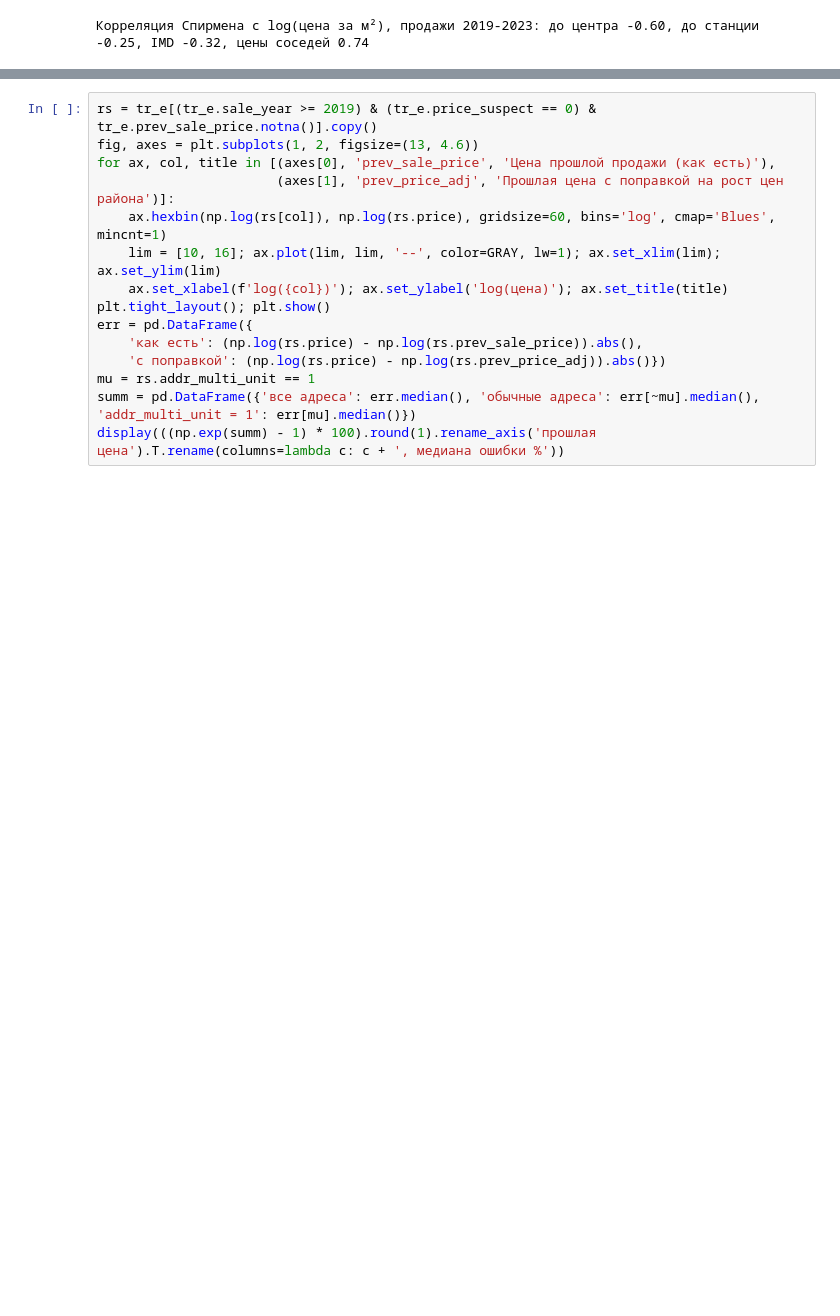
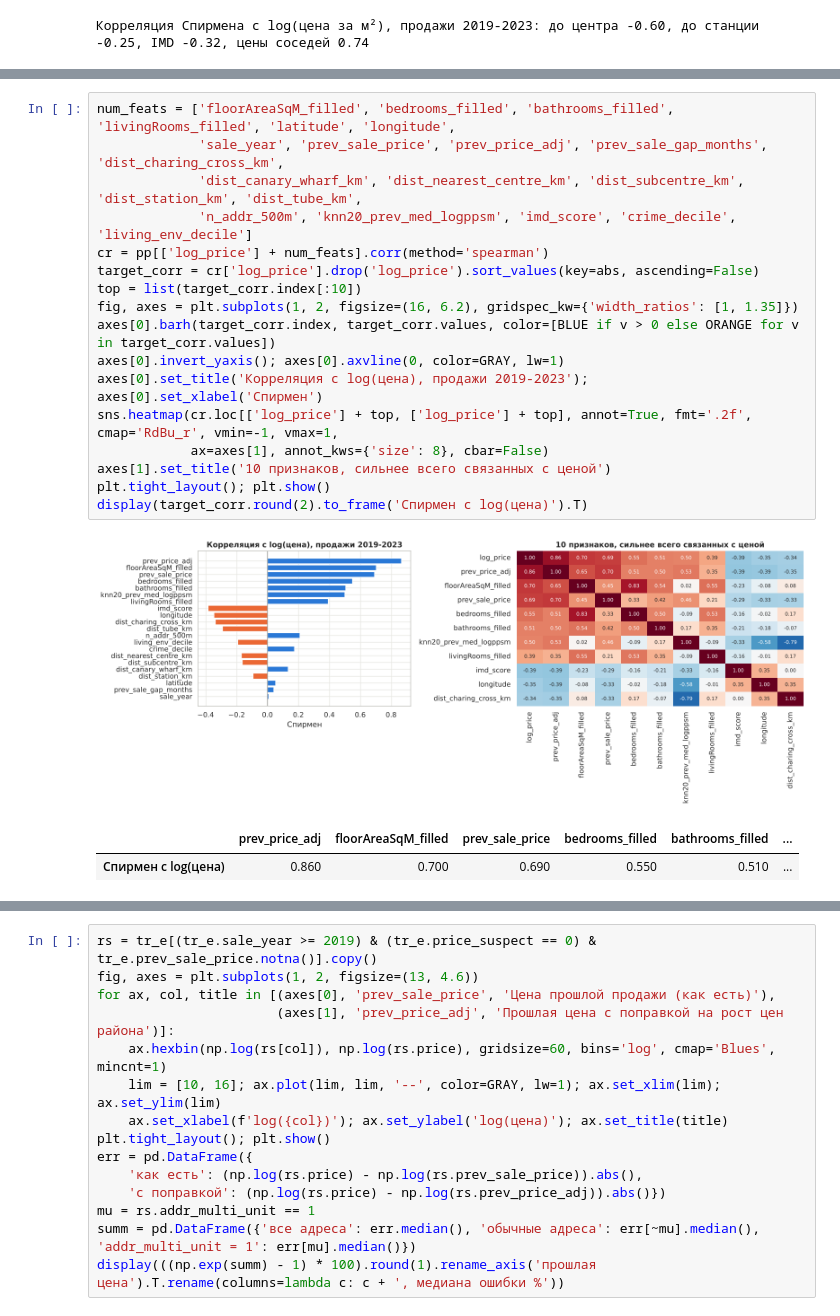
Before and after one commit to NastyaPich/hse-ai-project, a Jupyter notebook: notebooks/EDA.ipynb, the cells around one changed output, grey strips where cells are left out. Cells and saved outputs as stored; diff of their text form; blank space fills up the shorter version.

```diff
--- a/notebooks/EDA.ipynb
+++ b/notebooks/EDA.ipynb
@@ -852,0 +989,21 @@ print('Корреляция Спирмена с log(цена за м²), про
+# %%
+num_feats = ['floorAreaSqM_filled', 'bedrooms_filled', 'bathrooms_filled', 'livingRooms_filled', 'latitude', 'longitude',
+             'sale_year', 'prev_sale_price', 'prev_price_adj', 'prev_sale_gap_months', 'dist_charing_cross_km',
+             'dist_canary_wharf_km', 'dist_nearest_centre_km', 'dist_subcentre_km', 'dist_station_km', 'dist_tube_km',
+             'n_addr_500m', 'knn20_prev_med_logppsm', 'imd_score', 'crime_decile', 'living_env_decile']
+cr = pp[['log_price'] + num_feats].corr(method='spearman')
+target_corr = cr['log_price'].drop('log_price').sort_values(key=abs, ascending=False)
+top = list(target_corr.index[:10])
+fig, axes = plt.subplots(1, 2, figsize=(16, 6.2), gridspec_kw={'width_ratios': [1, 1.35]})
+axes[0].barh(target_corr.index, target_corr.values, color=[BLUE if v > 0 else ORANGE for v in target_corr.values])
+axes[0].invert_yaxis(); axes[0].axvline(0, color=GRAY, lw=1)
+axes[0].set_title('Корреляция с log(цена), продажи 2019-2023'); axes[0].set_xlabel('Спирмен')
+sns.heatmap(cr.loc[['log_price'] + top, ['log_price'] + top], annot=True, fmt='.2f', cmap='RdBu_r', vmin=-1, vmax=1,
+            ax=axes[1], annot_kws={'size': 8}, cbar=False)
+axes[1].set_title('10 признаков, сильнее всего связанных с ценой')
+plt.tight_layout(); plt.show()
+display(target_corr.round(2).to_frame('Спирмен с log(цена)').T)
+# %% [output]
+[figure, added]
+|  | prev_price_adj | floorAreaSqM_filled | prev_sale_price | bedrooms_filled | bathrooms_filled | ... |
+| Спирмен с log(цена) | 0.860 | 0.700 | 0.690 | 0.550 | 0.510 | ... |
```
Also changed, not shown: parts of 26 cells of this notebook, 5 other files.
